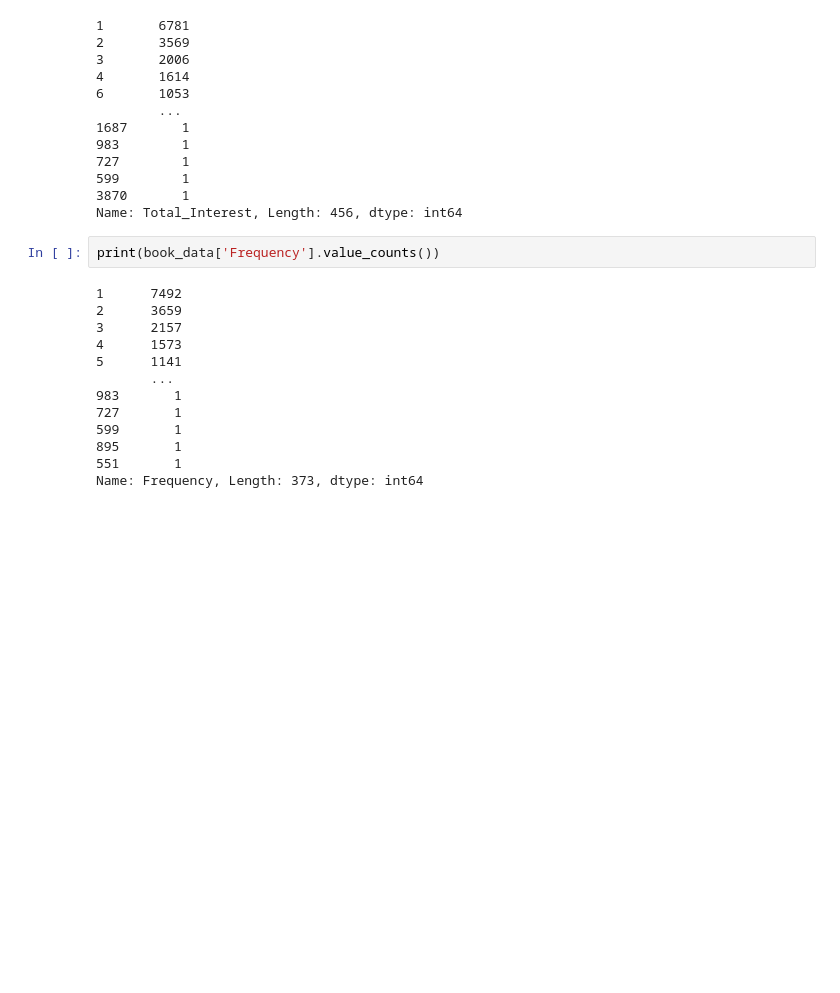
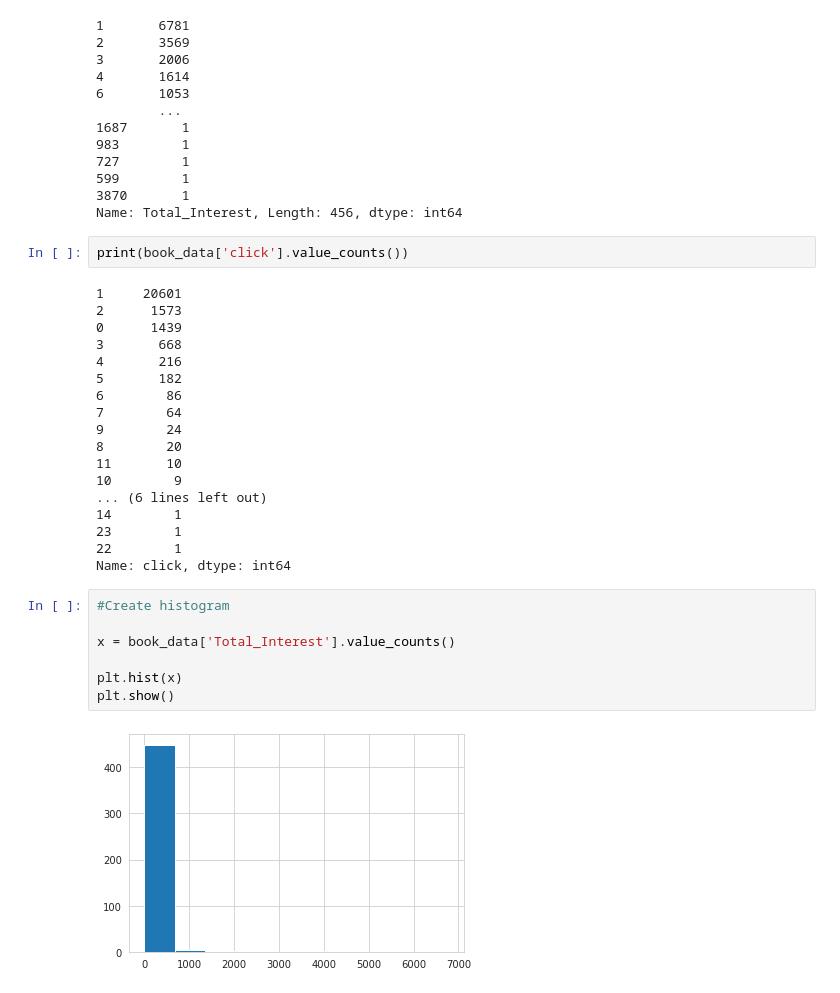
Before and after one commit to SohZongXian/DMC-2021, a Jupyter notebook: DMC_script.ipynb, the cells around one changed output. Saved outputs shown, nothing was run; the diff lists cells and outputs as text; blank space fills up the shorter version.

```diff
--- a/DMC_script.ipynb
+++ b/DMC_script.ipynb
@@ -206,17 +188,31 @@ print(book_data['Total_Interest'].value_counts())
 3870       1
 Name: Total_Interest, Length: 456, dtype: int64
 # %%
-print(book_data['Frequency'].value_counts())
+print(book_data['click'].value_counts())
 # %% [output]
-1      7492
-2      3659
-3      2157
-4      1573
-5      1141
-       ...
-983       1
-727       1
-599       1
-895       1
-551       1
-Name: Frequency, Length: 373, dtype: int64
+1     20601
+2      1573
+0      1439
+3       668
+4       216
+5       182
+6        86
+7        64
+9        24
+8        20
+11       10
+10        9
+... (6 lines left out)
+14        1
+23        1
+22        1
+Name: click, dtype: int64
+# %%
+#Create histogram
+
+x = book_data['Total_Interest'].value_counts()
+
+plt.hist(x)
+plt.show()
+# %% [output]
+[figure, added]
```
Also changed, not shown: parts of 3 cells of this notebook.
